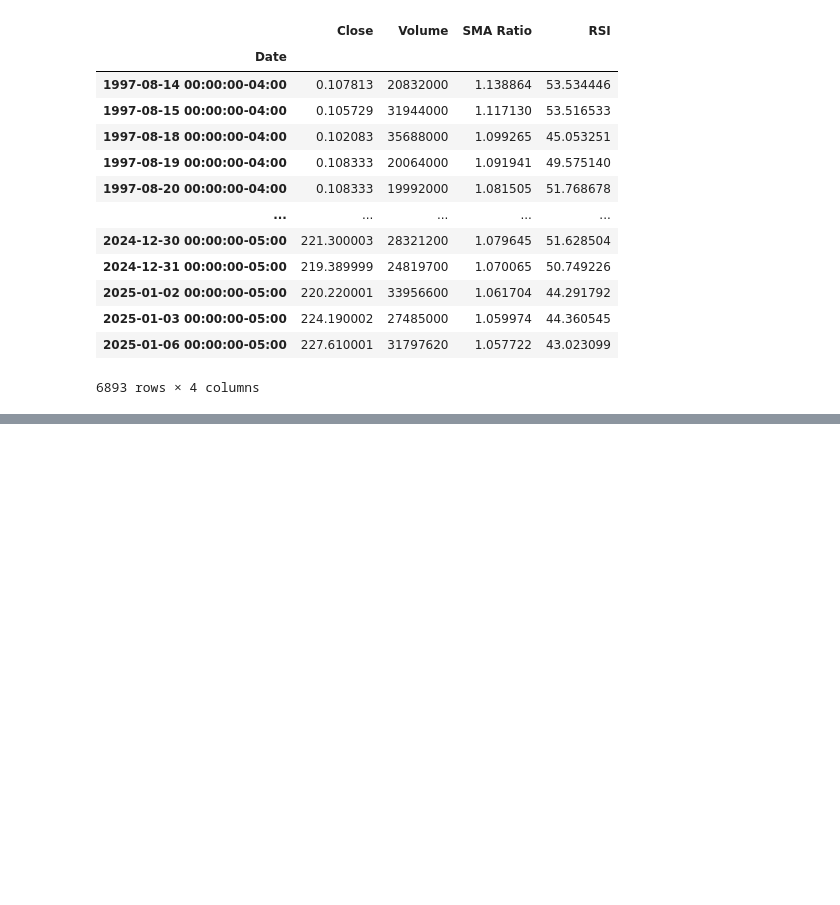
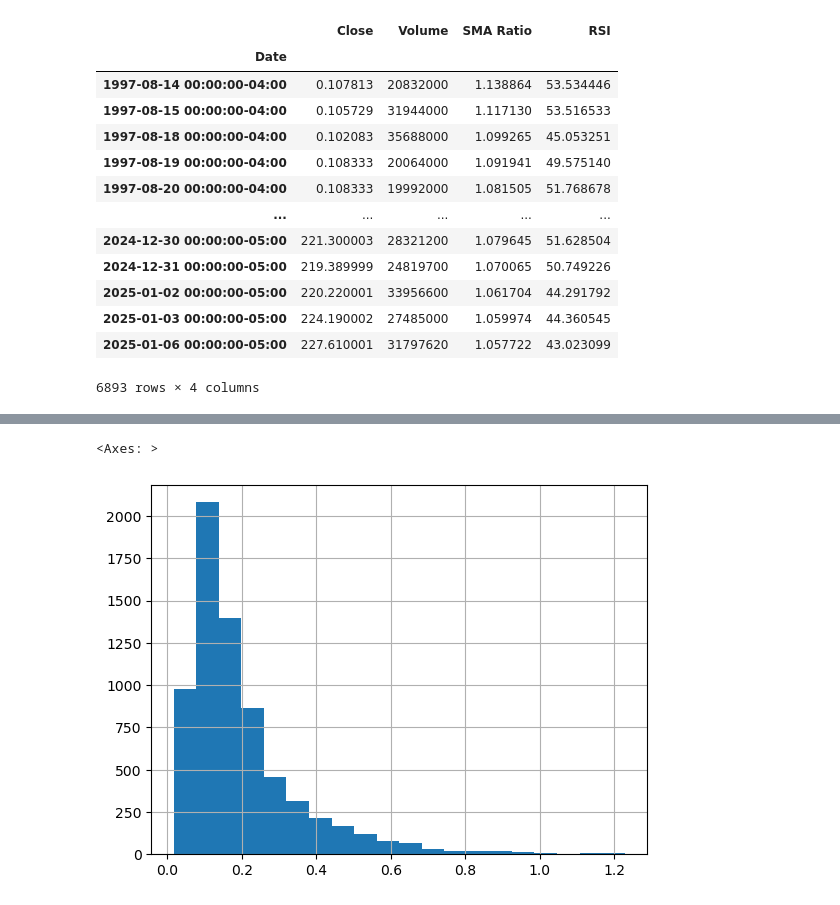
Before and after one commit to joeyallen1/RL_Trading, a Jupyter notebook: Trading.ipynb, the cells around one changed output, grey strips where cells are left out. Cells and saved outputs as stored; diff of their text form; code cells hidden in the pictures; blank space fills up the shorter version.

```diff
--- a/Trading.ipynb
+++ b/Trading.ipynb
@@ -259,0 +267,4 @@ Bollinger Bands:
+# %%
+amzn_df['Std dev'] = amzn_df['Close'].rolling(window=20).std()
+amzn_df.dropna(inplace=True)
+amzn_df
@@ -259,0 +286,4 @@ Bollinger Bands:
+# %%
+amzn_df['SMA 20'] = amzn_df['Close'].rolling(window=20).mean()
+amzn_df.dropna(inplace=True)
+amzn_df
@@ -259,0 +305,3 @@ Bollinger Bands:
+# %%
+amzn_df['Bandwidth'] = ((amzn_df['SMA 20'] + (2 * amzn_df['Std dev'])) - (amzn_df['SMA 20'] - (2 * amzn_df['Std dev']))) / amzn_df['SMA 20']
+amzn_df
@@ -259,0 +323,5 @@ Bollinger Bands:
+# %%
+amzn_df['Bandwidth'].hist(bins=20)
+# %% [output]
+<Axes: >
+[figure, added]
```
Also changed, not shown: parts of 9 cells of this notebook.
